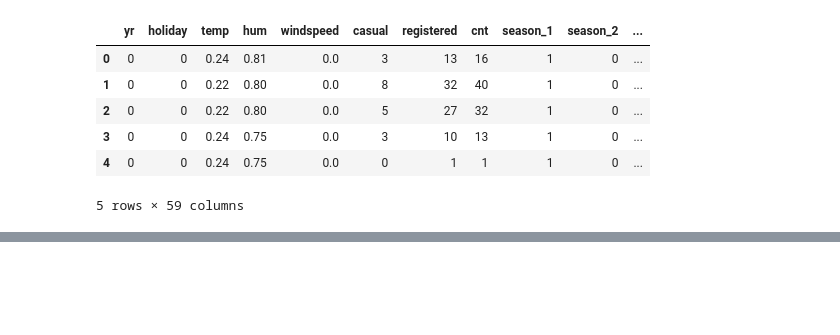
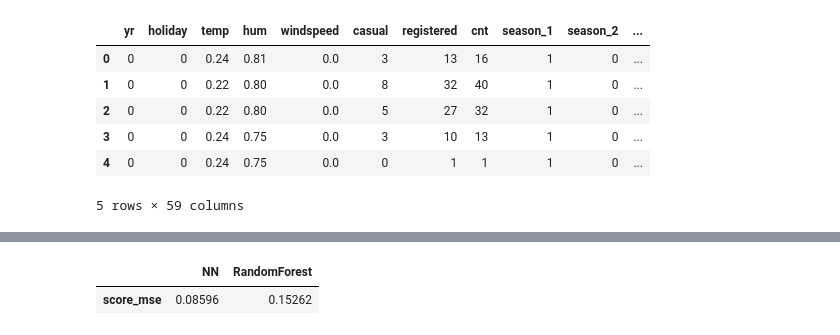
Before and after one commit to mnoiseless/hello-world, a Jupyter notebook: bike_keras1.ipynb, the cells around one changed output, grey strips where cells are left out. Drawn from its saved outputs; the diff is of its cells as text; code cells hidden in the pictures; blank space fills up the shorter version.

```diff
--- a/bike_keras1.ipynb
+++ b/bike_keras1.ipynb
@@ -121,0 +213,6 @@ _ = ax.set_xticklabels(dates[12::24], rotation=45)
+# %%
+scores = pd.DataFrame({'NN': score, 'RandomForest': score_mse}, index=['score_mse'])
+scores
+# %% [output]
+|  | NN | RandomForest |
+| score_mse | 0.08596 | 0.15262 |
```
Also changed, not shown: parts of 17 cells of this notebook.
